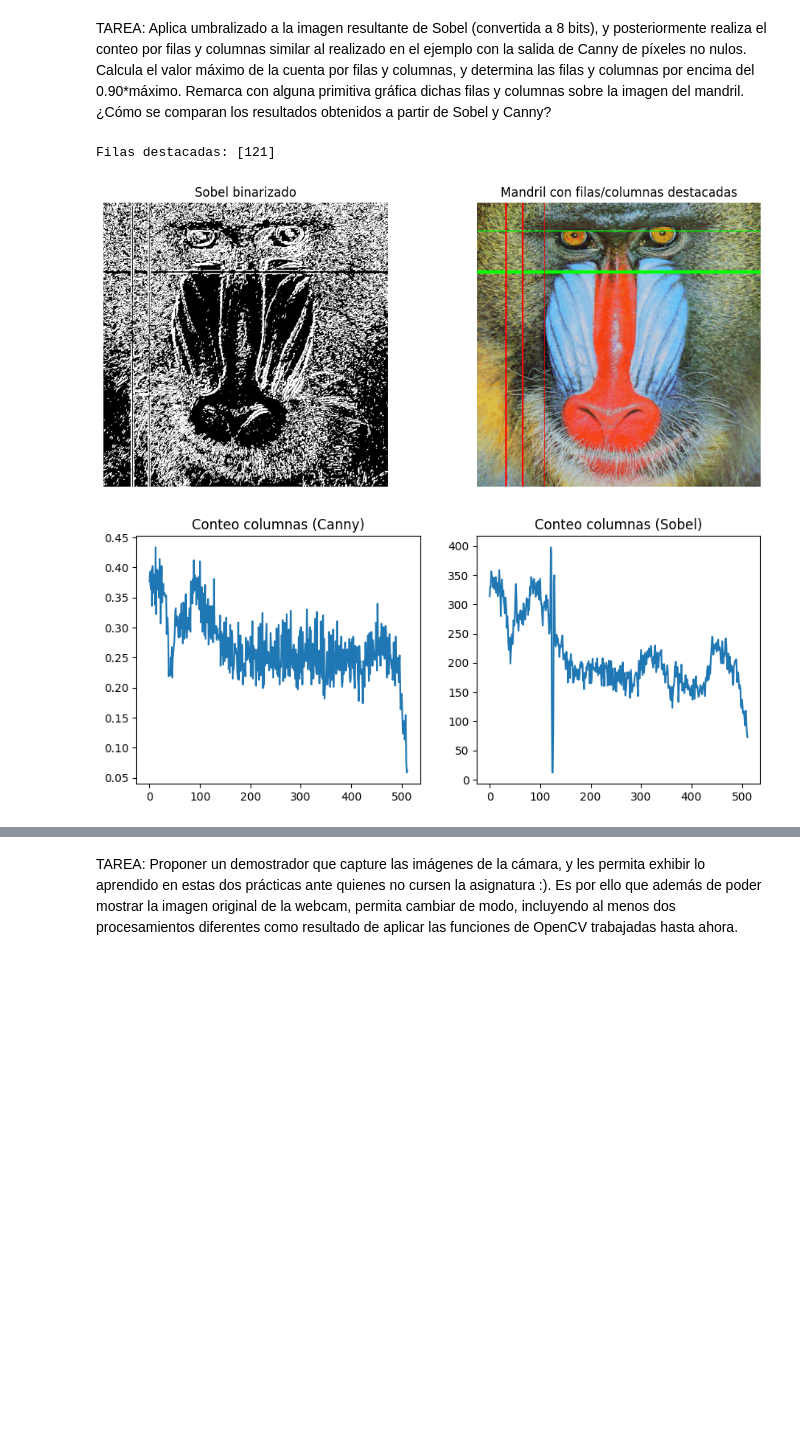
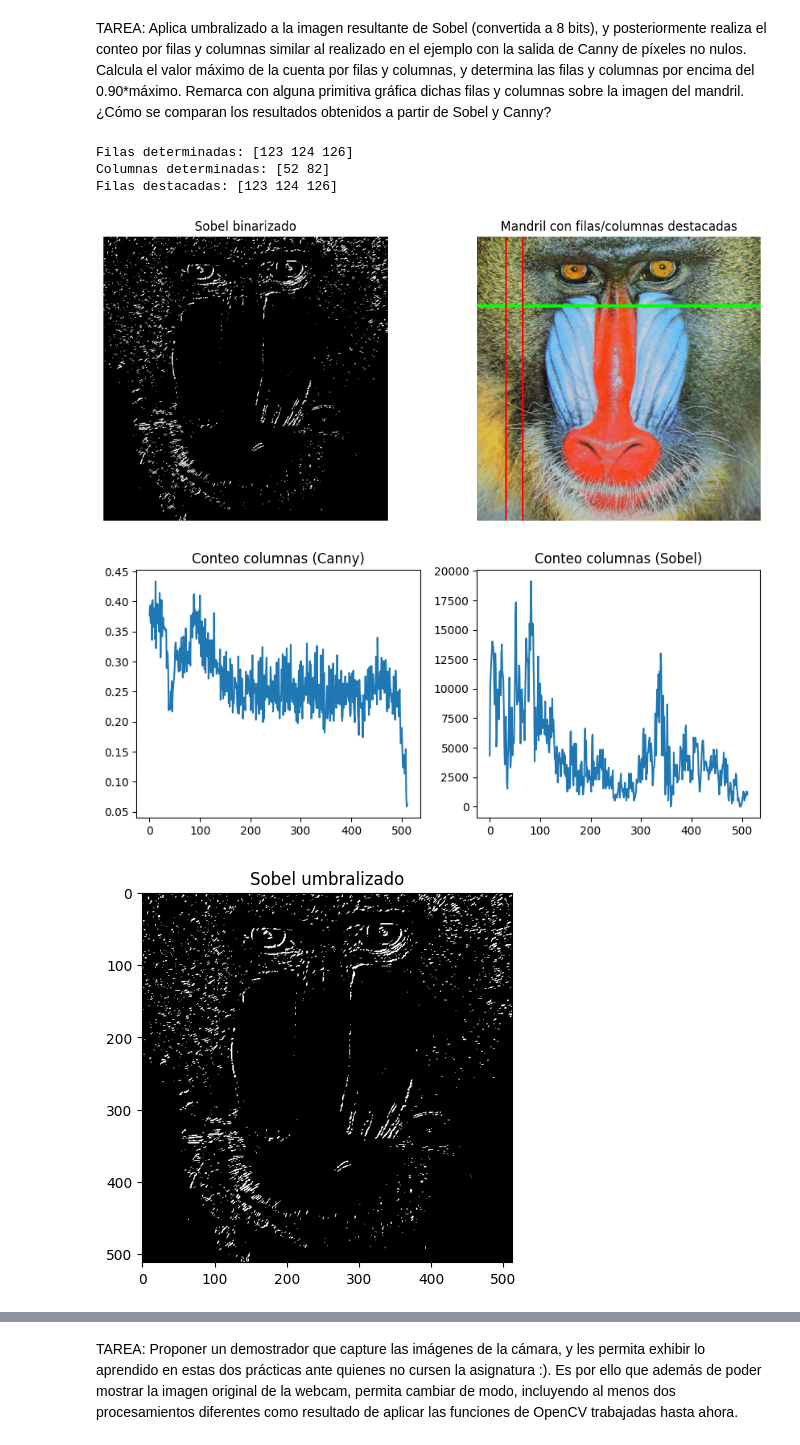
Before and after one commit to lumusa2design/Computer-Visualization, a Jupyter notebook: P2/VC_P2.ipynb, the cells around one changed output, grey strips where cells are left out. Saved outputs shown, nothing was run; the diff lists cells and outputs as text; code cells hidden in the pictures; blank space fills up the shorter version.

```diff
--- a/P2/VC_P2.ipynb
+++ b/P2/VC_P2.ipynb
@@ -47,59 +207,67 @@ plt.xlim([0, canny.shape[0]])
 # %% [markdown]
 TAREA: Aplica umbralizado a la imagen resultante de Sobel (convertida a 8 bits), y posteriormente realiza el conteo por filas y columnas similar al realizado en el ejemplo con la salida de Canny de píxeles no nulos. Calcula el valor máximo de la cuenta por filas y columnas, y determina las filas y columnas por encima del 0.90*máximo. Remarca con alguna primitiva gráfica dichas filas y columnas sobre la imagen del mandril. ¿Cómo se comparan los resultados obtenidos a partir de Sobel y Canny?
 # %%
-# Aplica Sobel y umbralizado
-gris = cv2.cvtColor(img, cv2.COLOR_BGR2GRAY)
-ggris = cv2.GaussianBlur(gris, (3, 3), 0)
-sobelx = cv2.Sobel(ggris, cv2.CV_64F, 1, 0)
-sobely = cv2.Sobel(ggris, cv2.CV_64F, 0, 1)
-sobel = cv2.add(sobelx, sobely)
-sobel_8u = cv2.convertScaleAbs(sobel)
-_, sobel_bin = cv2.threshold(sobel_8u, 50, 255, cv2.THRESH_BINARY)
+img = cv2.imread('mandril.jpg')
+valorUmbral = 200
+_, sobelUmbralizado = cv2.threshold(sobel8, valorUmbral, 255, cv2.THRESH_BINARY)
 
-# Conteo por filas y columnas
-row_counts_sobel = np.count_nonzero(sobel_bin, axis=1)
-col_counts_sobel = np.count_nonzero(sobel_bin, axis=0)
+cuenta_filas = cv2.reduce(sobelUmbralizado, 0, cv2.REDUCE_SUM, dtype=cv2.CV_32SC1)
+cuenta_columnas = cv2.reduce(sobelUmbralizado, 1, cv2.REDUCE_SUM, dtype=cv2.CV_32SC1)
 
-# Máximos y umbral del 90%
-max_rows = np.max(row_counts_sobel)
-max_cols = np.max(col_counts_sobel)
-umbral_rows = 0.98 * max_rows
-umbral_cols = 0.98 * max_cols
+valmax_filas = np.max(cuenta_filas)
+valmax_columnas = np.max(cuenta_columnas)
 
-# Filas y columnas destacadas
-filas_destacadas = np.where(row_counts_sobel >= umbral_rows)[0]
-columnas_destacadas = np.where(col_counts_sobel >= umbral_cols)[0]
+umbral_filas = 0.9 * valmax_filas
+umbral_columnas = 0.9 * valmax_columnas
 
-# Remarca filas y columnas sobre la imagen original
-img_marcada = img.copy()
-for row in columnas_destacadas:
-    cv2.line(img_marcada, (0, row), (img.shape[1]-1, row), (0,255,0), 1)
-for col in filas_destacadas:
-    cv2.line(img_marcada, (col, 0), (col, img.shape[0]-1), (0,0,255), 1)
+filas_determinadas = np.where(cuenta_filas > umbral_filas)[1]
+columnas_determinadas = np.where(cuenta_columnas > umbral_columnas)[0]
 
-print(f"Filas destacadas: {filas_destacadas}")
+print(f"Filas determinadas: {filas_determinadas}")
+print(f"Columnas determinadas: {columnas_determinadas}")
+
+for fila in filas_determinadas:
+    cv2.line(img, (0, fila), (img.shape[1], fila), (0, 255, 0), 2)
+for columna in columnas_determinadas:
+    cv2.line(img, (columna, 0), (columna, img.shape[0]), (0, 0, 255), 2)
+
+print(f"Filas destacadas: {filas_determinadas}")
 # Visualización
 plt.figure(figsize=(12,5))
 plt.subplot(1,2,1)
 plt.title("Sobel binarizado")
 plt.axis("off")
-plt.imshow(sobel_bin, cmap='gray')
+plt.imshow(sobelUmbralizado, cmap='gray')
 plt.subplot(1,2,2)
 plt.title("Mandril con filas/columnas destacadas")
 plt.axis("off")
-plt.imshow(cv2.cvtColor(img_marcada, cv2.COLOR_BGR2RGB))
+plt.imshow(cv2.cvtColor(img, cv2.COLOR_BGR2RGB))
 plt.show()
 
 # Comparación con Canny
 plt.figure(figsize=(10,4))
 plt.subplot(1,2,1)
 plt.title("Conteo columnas (Canny)")
 plt.plot(cols)
 plt.subplot(1,2,2)
 plt.title("Conteo columnas (Sobel)")
-plt.plot(row_counts_sobel)
+plt.plot(cuenta_columnas)
 plt.show()
+
+#Comparación de resultados
+plt.figure()
+plt.title('Sobel umbralizado')
+plt.imshow(sobelUmbralizado, cmap='gray')
+plt.show()
+
+plt.title('Imagen con líneas detectadas')
+img_rgb = cv2.cvtColor(img, cv2.COLOR_BGR2RGB)
+plt.imshow(img_rgb)
+plt.show()
 # %% [output]
-Filas destacadas: [121]
+Filas determinadas: [123 124 126]
+Columnas determinadas: [52 82]
+Filas destacadas: [123 124 126]
-[figure, old version]
+[figure, new version]
-[figure, old version]
+[figure, new version]
+[figure, added]
```
Also changed, not shown: parts of 16 cells of this notebook, 1 other file.
